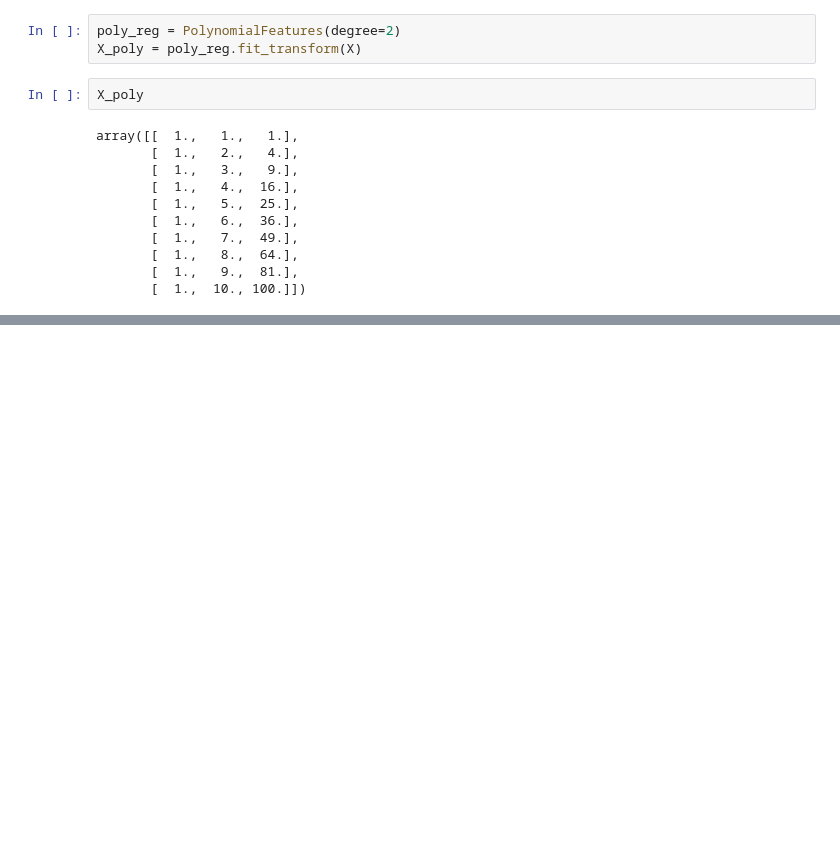
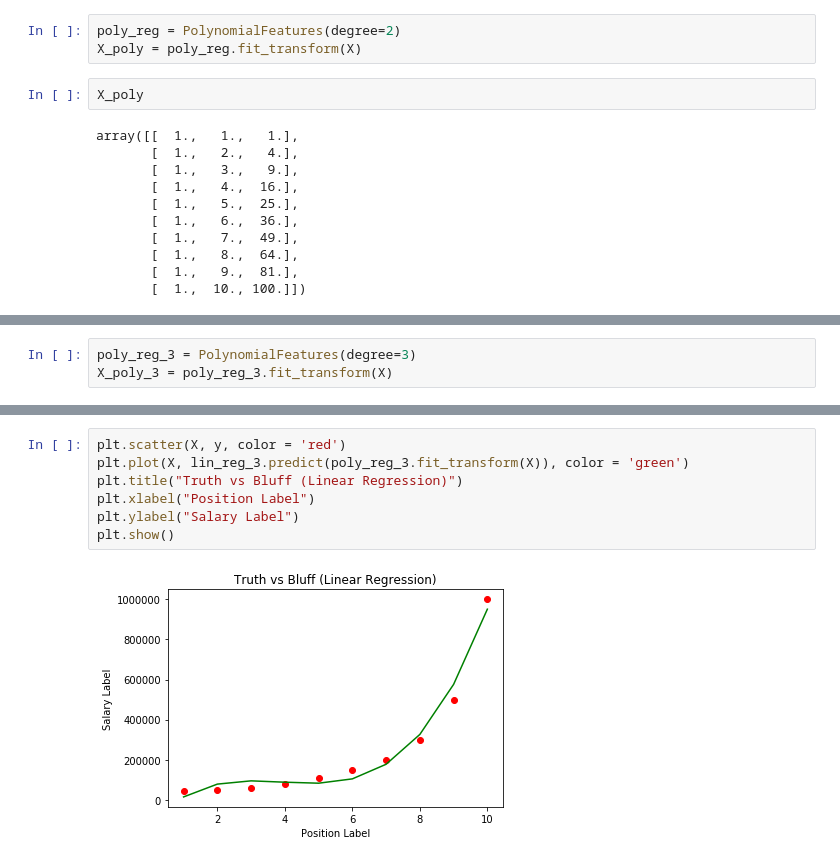
Before and after one commit to taimurIslam/Machine-Learning-A-Z, a Jupyter notebook: Part 2 - Regression/Section 6 - Polynomial Regression/polynomial_regression.ipynb, the cells around one changed output, grey strips where cells are left out. Cells and saved outputs as stored; diff of their text form; blank space fills up the shorter version.

```diff
--- a/Part 2 - Regression/Section 6 - Polynomial Regression/polynomial_regression.ipynb
+++ b/Part 2 - Regression/Section 6 - Polynomial Regression/polynomial_regression.ipynb
@@ -62,0 +86,3 @@ array([[  1.,   1.,   1.],
+# %%
+poly_reg_3 = PolynomialFeatures(degree=3)
+X_poly_3 = poly_reg_3.fit_transform(X)
@@ -62,0 +94,9 @@ array([[  1.,   1.,   1.],
+# %%
+plt.scatter(X, y, color = 'red')
+plt.plot(X, lin_reg_3.predict(poly_reg_3.fit_transform(X)), color = 'green')
+plt.title("Truth vs Bluff (Linear Regression)")
+plt.xlabel("Position Label")
+plt.ylabel("Salary Label")
+plt.show()
+# %% [output]
+[figure, added]
```
Also changed, not shown: parts of 9 cells of this notebook, 1 other file.
